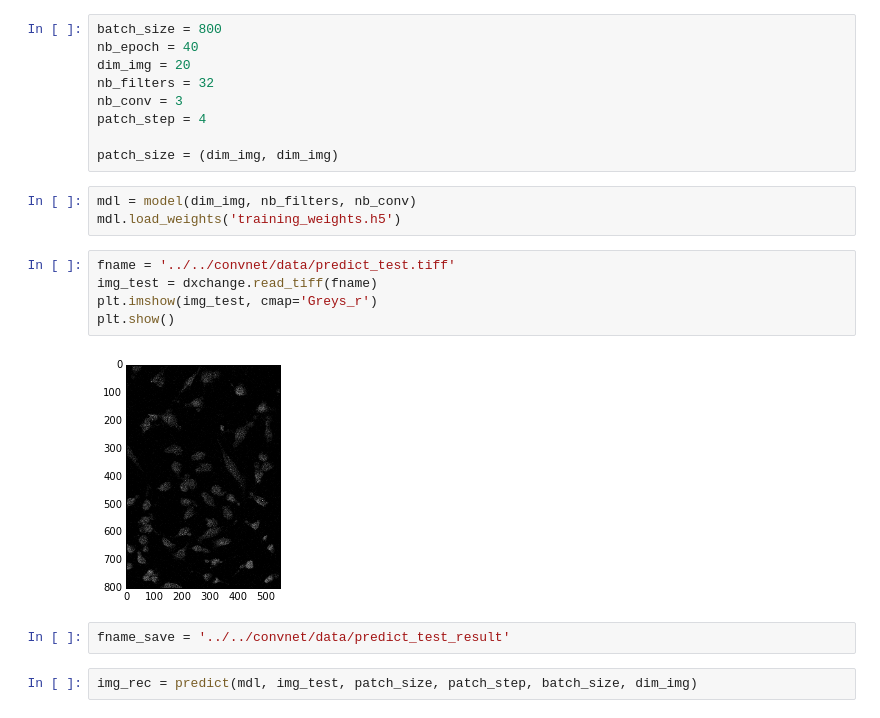
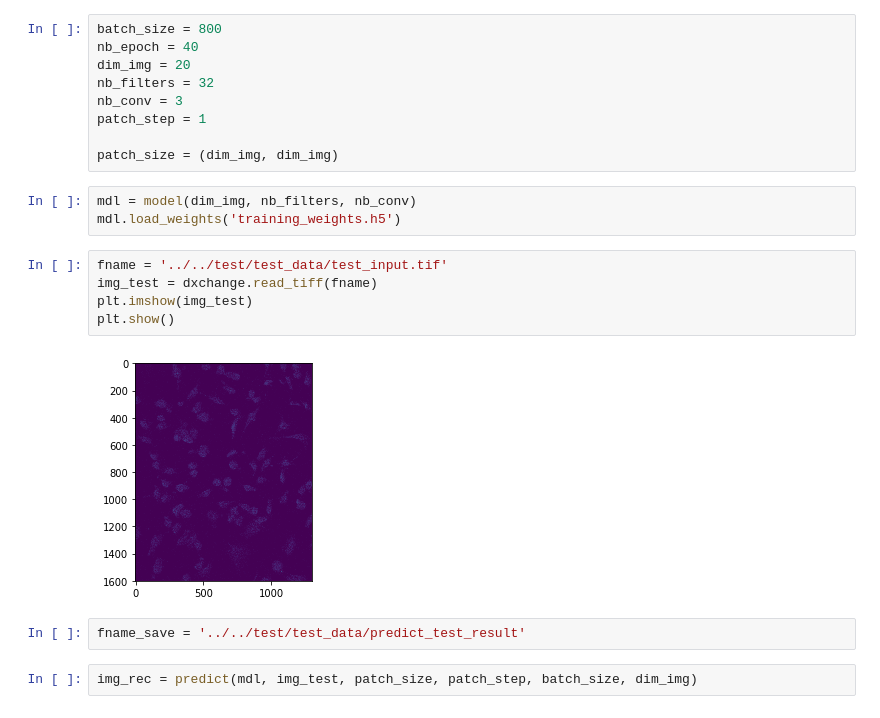
Before and after one commit to tomography/xlearn, a Jupyter notebook: doc/demo/transform_predict.ipynb, the cells around one changed output. Cells and saved outputs as stored; diff of their text form.

```diff
--- a/doc/demo/transform_predict.ipynb
+++ b/doc/demo/transform_predict.ipynb
@@ -13,21 +11,21 @@ nb_epoch = 40
 dim_img = 20
 nb_filters = 32
 nb_conv = 3
-patch_step = 4
+patch_step = 1
 
 patch_size = (dim_img, dim_img)
 # %%
 mdl = model(dim_img, nb_filters, nb_conv)
 mdl.load_weights('training_weights.h5')
 # %%
-fname = '../../convnet/data/predict_test.tiff'
+fname = '../../test/test_data/test_input.tif'
 img_test = dxchange.read_tiff(fname)
-plt.imshow(img_test, cmap='Greys_r')
+plt.imshow(img_test)
 plt.show()
 # %% [output]
-[figure, old version]
+[figure, new version]
 # %%
-fname_save = '../../convnet/data/predict_test_result'
+fname_save = '../../test/test_data/predict_test_result'
 # %%
 img_rec = predict(mdl, img_test, patch_size, patch_step, batch_size, dim_img)
 # %%
```
Also changed, not shown: parts of 3 cells of this notebook, 4 other files.
